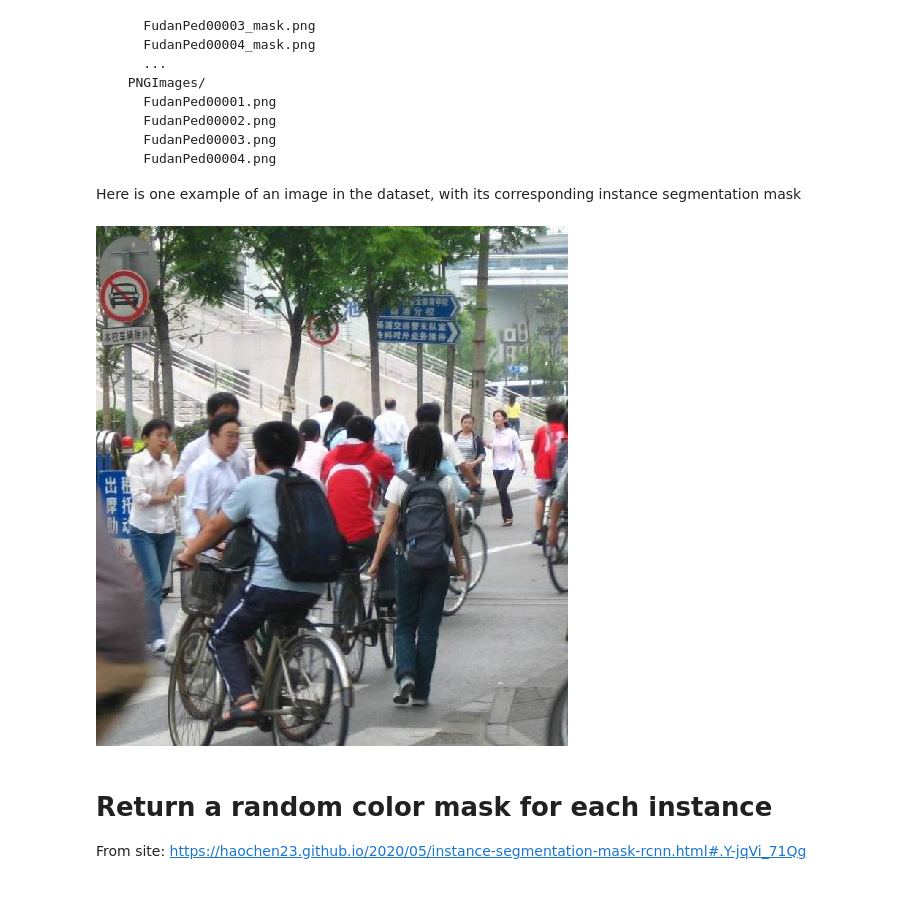
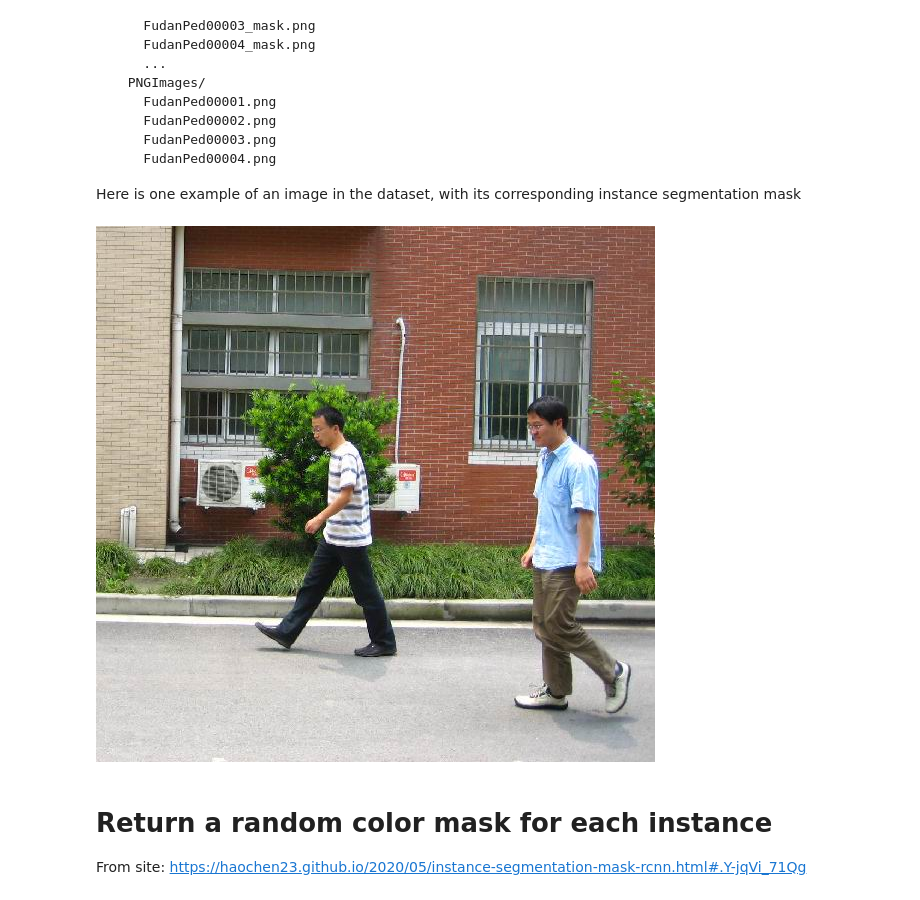
Before and after one commit to 4-geeks/Mask-RCNN-pytorch, a Jupyter notebook: project_mealworm_segmentation_V1.ipynb, the cells around one changed output. Cells and saved outputs as stored; diff of their text form; code cells hidden in the pictures.

```diff
--- a/project_mealworm_segmentation_V1.ipynb
+++ b/project_mealworm_segmentation_V1.ipynb
@@ -71,9 +97,9 @@ PennFudanPed/
 Here is one example of an image in the dataset, with its corresponding instance segmentation mask
 # %%
 from PIL import Image
-Image.open(path_PennDudanDataset + 'PNGImages/FudanPed00047.png')
+Image.open(path_PennDudanDataset + 'PNGImages/FudanPed00001.png')
 # %% [output]
-[figure, old version]
+[figure, new version]
 # %% [markdown]
 # **Return a random color mask for each instance**
 
```
Also changed, not shown: parts of 4 cells of this notebook.
